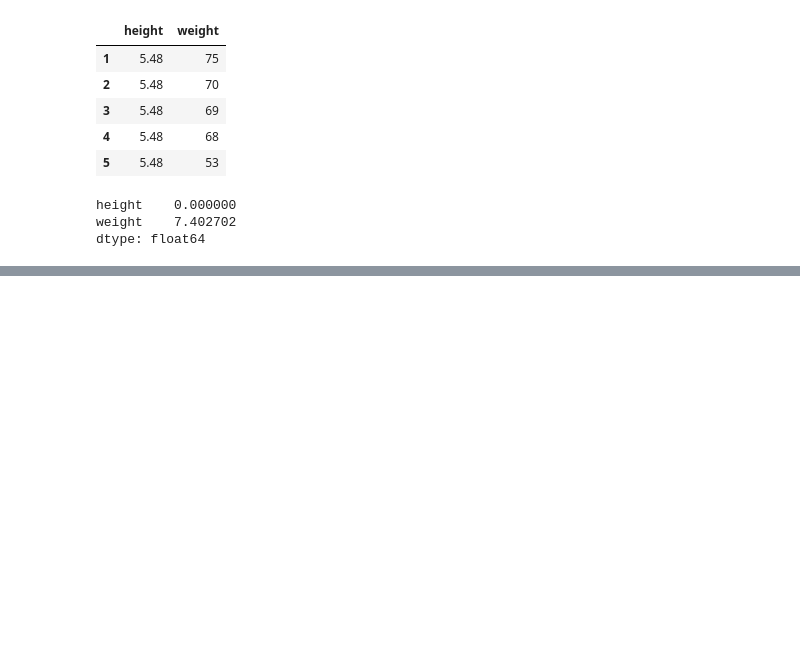
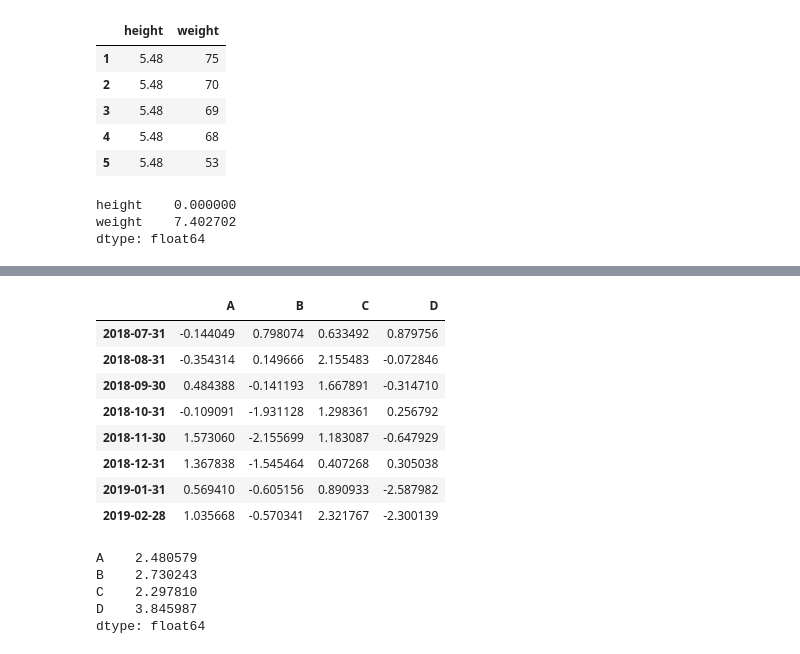
Before and after one commit to kirtibajaj/DataScience, a Jupyter notebook: PAndas_Intro.ipynb, the cells around one changed output, grey strips where cells are left out. Drawn from its saved outputs; the diff is of its cells as text; code cells hidden in the pictures; blank space fills up the shorter version.

```diff
--- a/PAndas_Intro.ipynb
+++ b/PAndas_Intro.ipynb
@@ -590,0 +608,20 @@ dtype: float64
+# %%
+df.apply(np.cumsum)
+# %% [output]
+|  | A | B | C | D |
+| 2018-07-31 | -0.144049 | 0.798074 | 0.633492 | 0.879756 |
+| 2018-08-31 | -0.354314 | 0.149666 | 2.155483 | -0.072846 |
+| 2018-09-30 | 0.484388 | -0.141193 | 1.667891 | -0.314710 |
+| 2018-10-31 | -0.109091 | -1.931128 | 1.298361 | 0.256792 |
+| 2018-11-30 | 1.573060 | -2.155699 | 1.183087 | -0.647929 |
+| 2018-12-31 | 1.367838 | -1.545464 | 0.407268 | 0.305038 |
+| 2019-01-31 | 0.569410 | -0.605156 | 0.890933 | -2.587982 |
+| 2019-02-28 | 1.035668 | -0.570341 | 2.321767 | -2.300139 |
+# %%
+df.apply(lambda x: x.max() - x.min())
+# %% [output]
+A    2.480579
+B    2.730243
+C    2.297810
+D    3.845987
+dtype: float64
```
Also changed, not shown: parts of 21 cells of this notebook, 2 other files.
